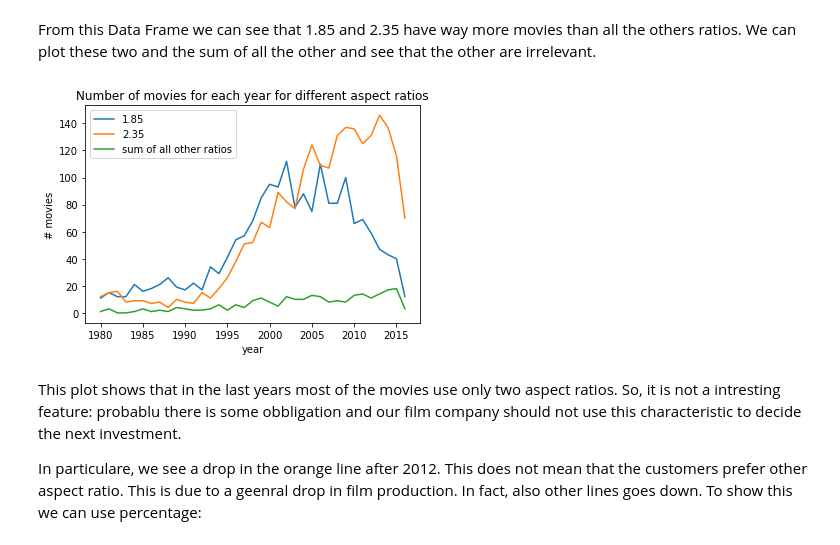
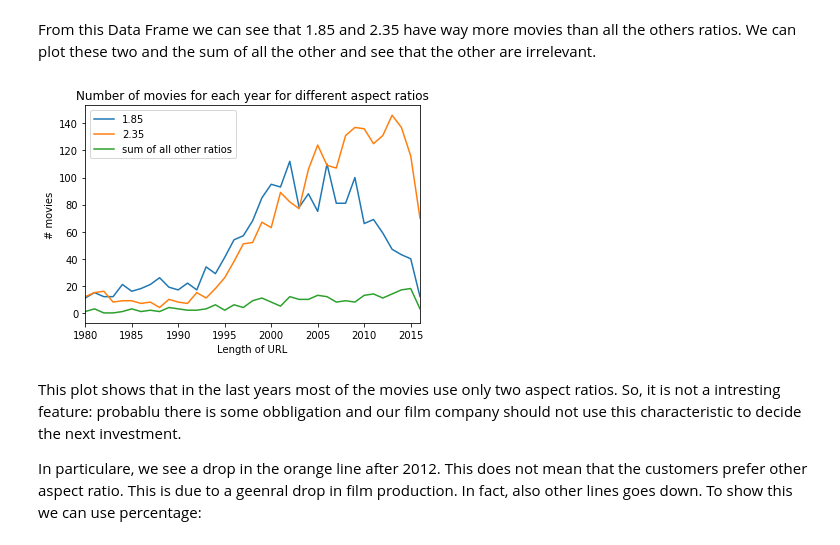
Before and after one commit to anitamezzetti/EPFL_Data_science_in_practice, a Jupyter notebook: Project/project.ipynb, the cells around one changed output. Saved outputs shown, nothing was run; the diff lists cells and outputs as text; code cells hidden in the pictures.

```diff
--- a/Project/project.ipynb
+++ b/Project/project.ipynb
@@ -232,19 +236,22 @@ for i in range(len(lista)):
 # %%
 # plot:
 # identification of the columns
 ar_185 = year_number_ar.columns[9]
 ar_235 = year_number_ar.columns[14]
 ar_sum = year_number_ar.columns[21]
 
 
 year_number_ar.plot(kind='line',x='year', y=[ar_185,ar_235, ar_sum])
-plt.xlabel('year')
+
+plt.legend(loc='upper right')
+plt.xlabel('Length of URL')
+
 plt.ylabel('# movies')
 plt.legend(['1.85','2.35','sum of all other ratios'])
 plt.title("Number of movies for each year for different aspect ratios")
 plt.show()
 # %% [output]
-[figure, old version]
+[figure, new version]
 # %% [markdown]
 This plot shows that in the last years most of the movies use only two aspect ratios. So, it is not a intresting feature: probablu there is some obbligation and our film company should not use this characteristic to decide the next investment.
 
```
Also changed, not shown: parts of 2 cells of this notebook.
